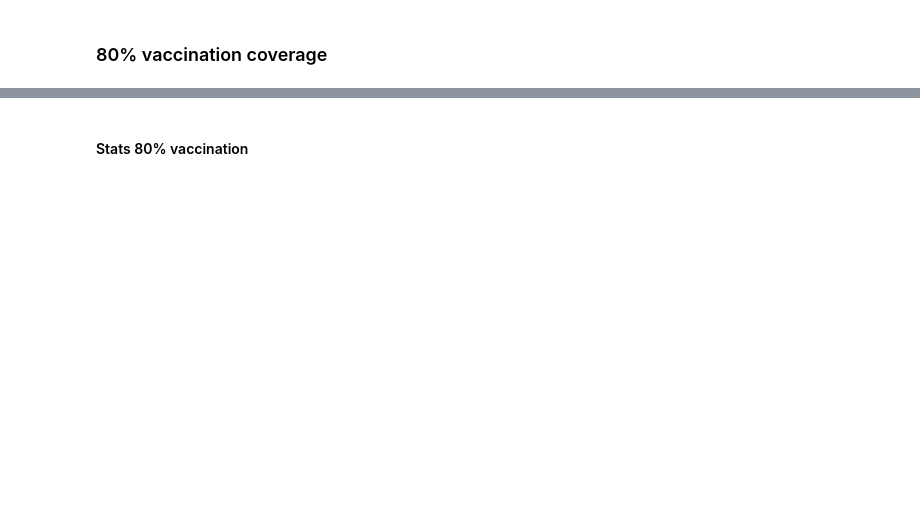
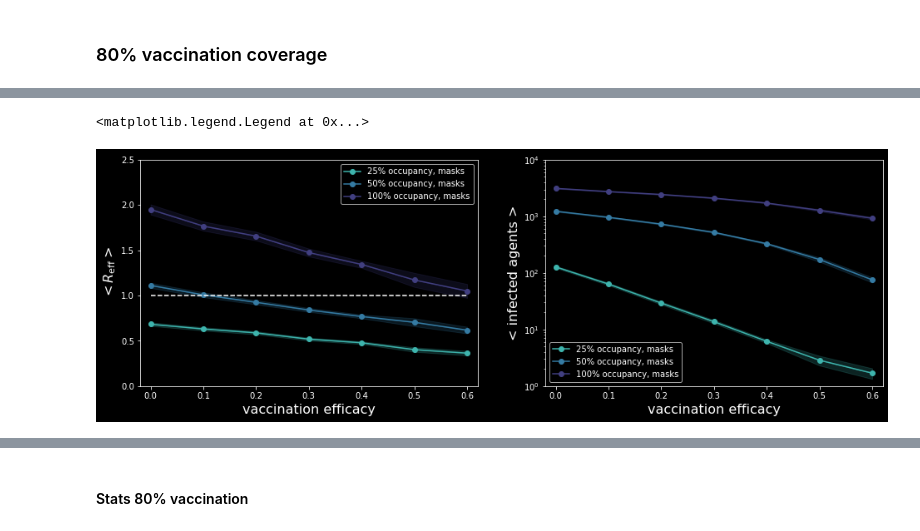
Before and after one commit to JanaLasser/uni_SEIRX, a Jupyter notebook: code/analysis_intervention_measures.ipynb, the cells around one changed output, grey strips where cells are left out. Cells and saved outputs as stored; diff of their text form; code cells hidden in the pictures; blank space fills up the shorter version.

```diff
--- a/code/analysis_intervention_measures.ipynb
+++ b/code/analysis_intervention_measures.ipynb
@@ -343,0 +409,24 @@ Invalid limit will be ignored.
+# %%
+fig, axes = plt.subplots(1, 2, figsize=(16, 5))
+plot_mean_outcomes(axes[0], cmap(0.7), "25% occupancy, masks", "R0", results, se=True)
+plot_mean_outcomes(axes[0], cmap(0.5), "50% occupancy, masks", "R0", results, se=True)
+plot_mean_outcomes(axes[0], cmap(0.3), "100% occupancy, masks", "R0", results, se=True)
+axes[0].set_ylabel("$< R_\mathrm{eff} >$", fontsize=16)
+axes[0].set_xlabel("vaccination efficacy", fontsize=16)
+axes[0].set_ylim(0.0, 2.5)
+axes[0].set_xlim(-0.02, 0.62)
+axes[0].plot([0, 0.6], [1, 1], '--', color='w')
+axes[0].legend()
+
+plot_mean_outcomes(axes[1], cmap(0.7), "25% occupancy, masks", "infected_agents", results, se=True)
+plot_mean_outcomes(axes[1], cmap(0.5), "50% occupancy, masks", "infected_agents", results, se=True)
+plot_mean_outcomes(axes[1], cmap(0.3), "100% occupancy, masks", "infected_agents", results, se=True)
+axes[1].set_ylabel("< infected agents >", fontsize=16)
+axes[1].set_xlabel("vaccination efficacy", fontsize=16)
+axes[1].set_xlim(-0.02, 0.62)
+axes[1].set_ylim(1e0, 1e4)
+axes[1].set_yscale("log")
+axes[1].legend()
+# %% [output]
+<matplotlib.legend.Legend at 0x...>
+[figure, added]
```
Also changed, not shown: parts of 18 cells of this notebook.
